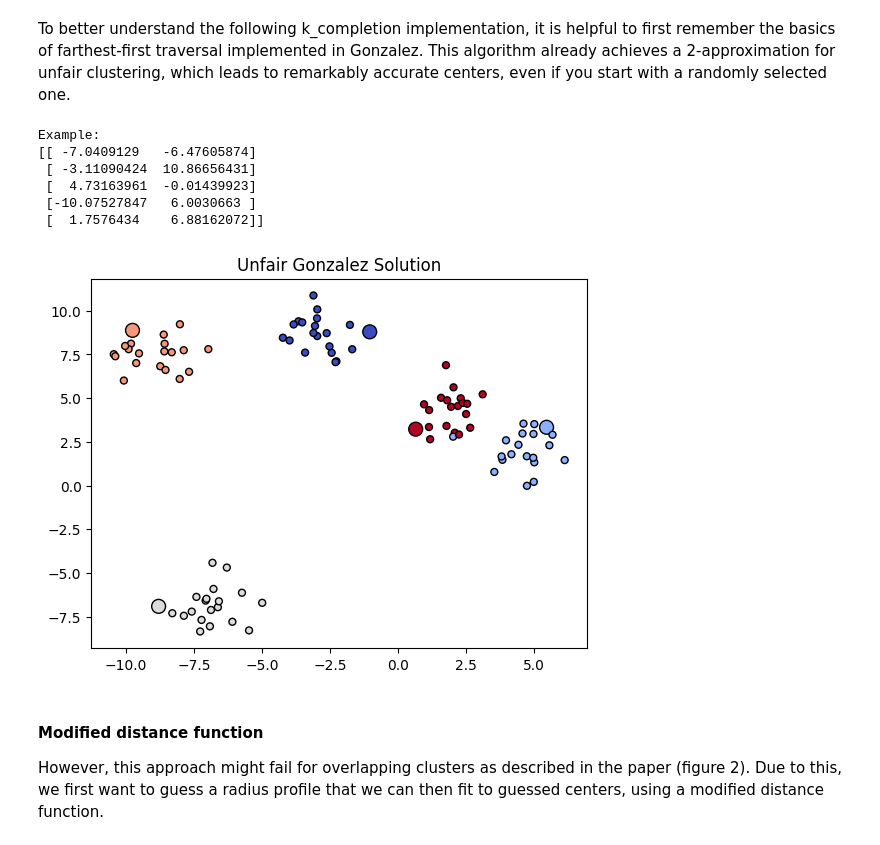
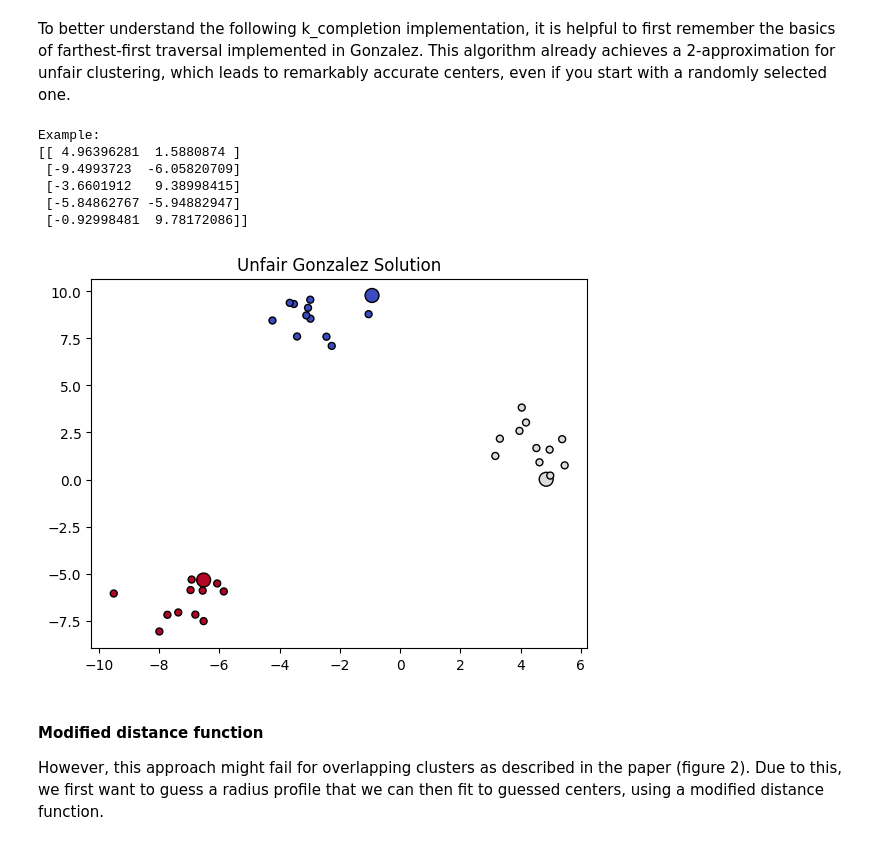
Before and after one commit to TheTree27/fair-kMSR, a Jupyter notebook: fkmsr.ipynb, the cells around one changed output. Drawn from its saved outputs; the diff is of its cells as text; code cells hidden in the pictures.

```diff
--- a/fkmsr.ipynb
+++ b/fkmsr.ipynb
@@ -16,9 +16,9 @@ import itertools
 #### Creating example data
 # %%
 # generate dummy data
-k = 5
+k = 3
 points, cluster_membership = make_blobs(
-    n_samples=100,
+    n_samples=36,
     n_features=2,
     centers=k,
     random_state=42
@@ -77,20 +77,20 @@ print("Example:")
 print(gonzalez(points, 5))
 # %% [output]
 Example:
-[[ -7.0409129   -6.47605874]
- [ -3.11090424  10.86656431]
- [  4.73163961  -0.01439923]
- [-10.07527847   6.0030663 ]
- [  1.7576434    6.88162072]]
+[[ 4.96396281  1.5880874 ]
+ [-9.4993723  -6.05820709]
+ [-3.6601912   9.38998415]
+ [-5.84862767 -5.94882947]
+ [-0.92998481  9.78172086]]
 # %%
 # centers are enlarged
-gonzalez_solution = gonzalez(points, 5)
+gonzalez_solution = gonzalez(points, k)
 plt.title("Unfair Gonzalez Solution")
 sizes = [100 if tuple(point) in map(tuple, gonzalez_solution) else 25 for point in points]
 plt.scatter(points[:, 0], points[:, 1], marker='o', c=cluster_membership, s=sizes, edgecolor="k", cmap="coolwarm")
 plt.show()
 # %% [output]
-[figure, old version]
+[figure, new version]
 # %%
 def k_completion(points, centers, k):
 
```
Also changed, not shown: parts of 10 cells of this notebook.
